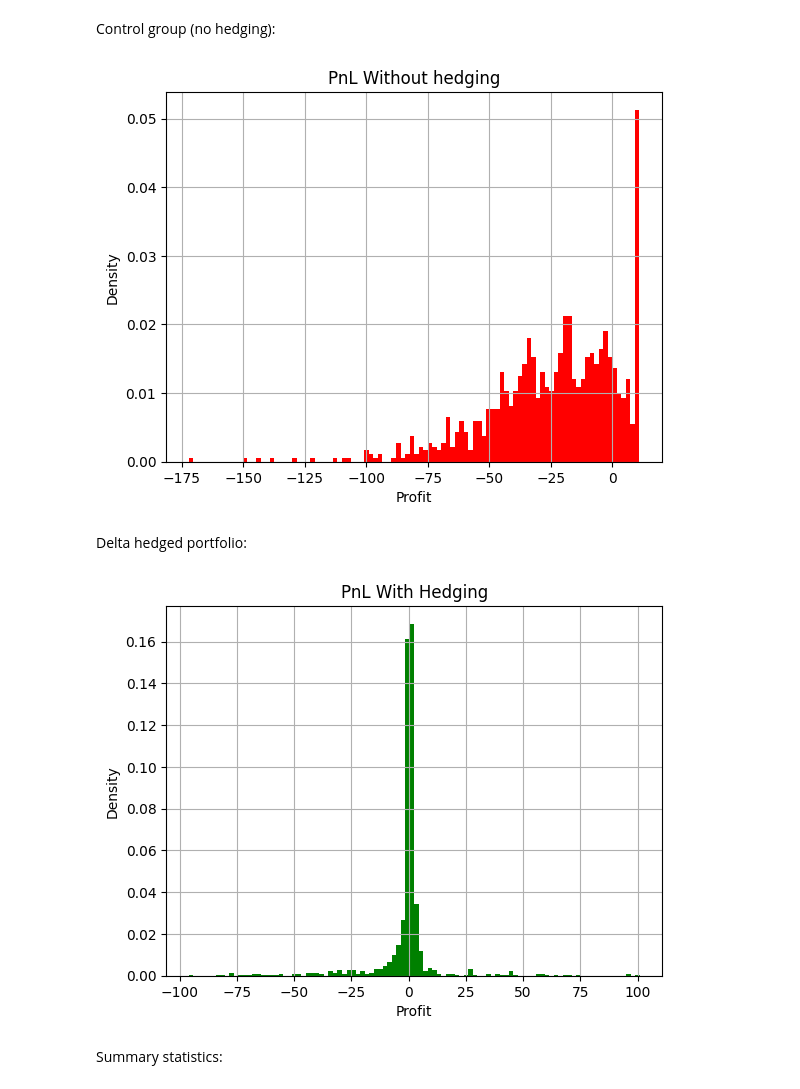
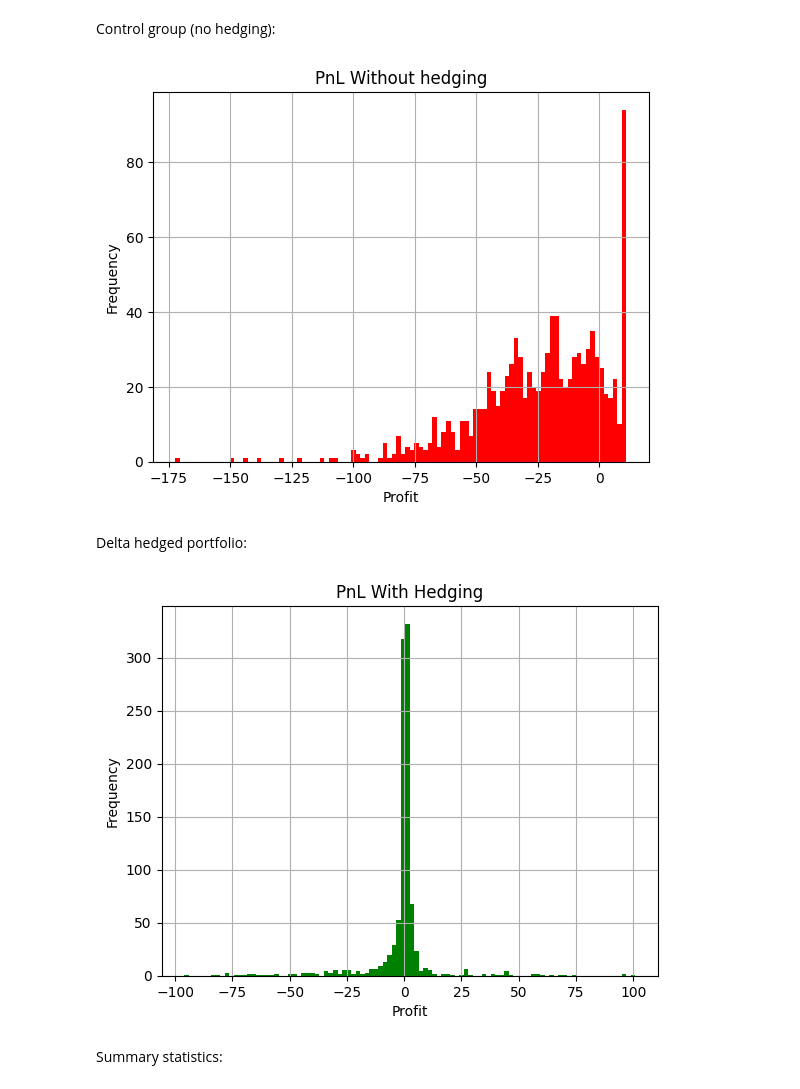
Before and after one commit to Richard1Dev/black-scholes-model-implementation, a Jupyter notebook: notebooks/delta_hedging_analysis.ipynb, the cells around one changed output. Drawn from its saved outputs; the diff is of its cells as text; code cells hidden in the pictures.

```diff
--- a/notebooks/delta_hedging_analysis.ipynb
+++ b/notebooks/delta_hedging_analysis.ipynb
@@ -19,7 +19,7 @@ from delta_hedge import DeltaHedgingEngine
 ### Initialisation
 # %%
 np.random.seed(1973)
-save_figures = False
+save_figures = True
 # %% [markdown]
 Graphing parameters:
 # %%
@@ -110,33 +110,33 @@ Control group (no hedging):
 # %%
 current_asset_price = np.zeros(runs)
 current_asset_price[:] = asset.simulate(maturity, runs, mesh)[:,0]
 final_asset_price = np.zeros(runs)
 final_asset_price[:] = asset.simulate(maturity, runs, mesh)[:,-1]
 no_hedge_pnl = option.price(current_asset_price, 0, rate, sigma)*np.exp(rate*maturity) - option.payoff(final_asset_price)
 
-plt.hist(no_hedge_pnl, bins=100, density=True, color='red')
+plt.hist(no_hedge_pnl, bins=100, density=False, color='red')
 
 plt.title("PnL Without hedging")
 plt.xlabel("Profit")
-plt.ylabel("Density")
+plt.ylabel("Frequency")
 plt.grid(True)
 if save_figures:
     plt.savefig('../figures/PnL_without_hedge.png')
 # %% [output]
-[figure, old version]
+[figure, new version]
 # %% [markdown]
 Delta hedged portfolio:
 # %%
-plt.hist(hedging_results.pnl, bins=100, density=True, color='green')
+plt.hist(hedging_results.pnl, bins=100, density=False, color='green')
 
 plt.title("PnL With Hedging")
 plt.xlabel("Profit")
-plt.ylabel("Density")
+plt.ylabel("Frequency")
 plt.grid(True)
 if save_figures:
     plt.savefig('../figures/PnL_with_hedge.png')
 # %% [output]
-[figure, old version]
+[figure, new version]
 # %% [markdown]
 Summary statistics:
 # %%
```
Also changed, not shown: parts of 4 cells of this notebook, 7 other files.
